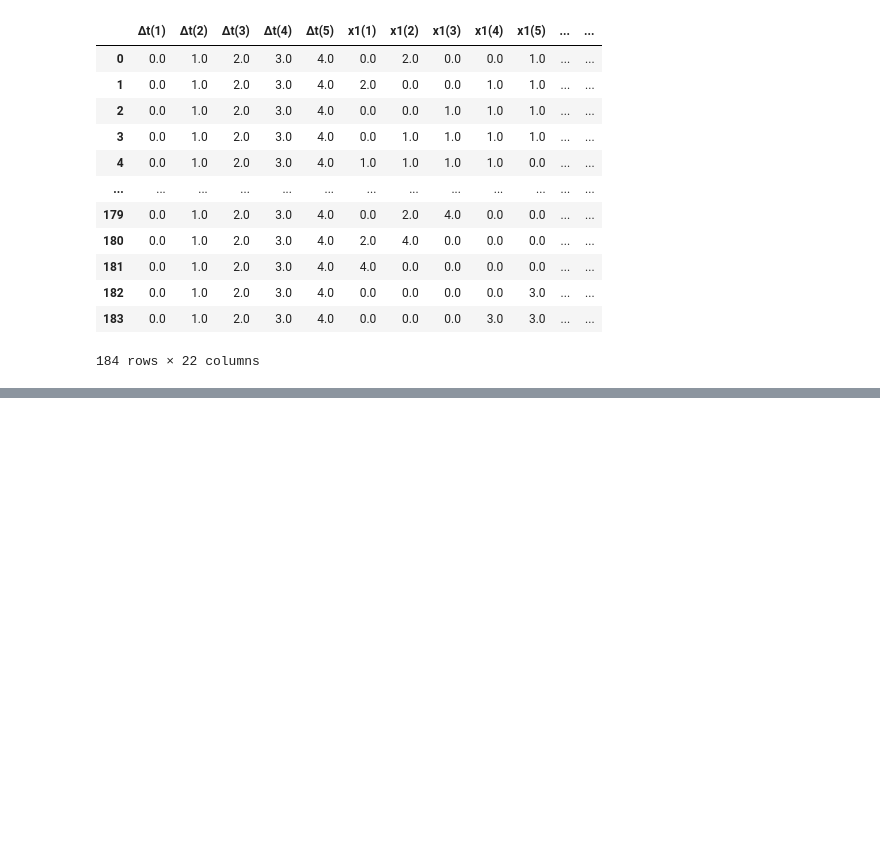
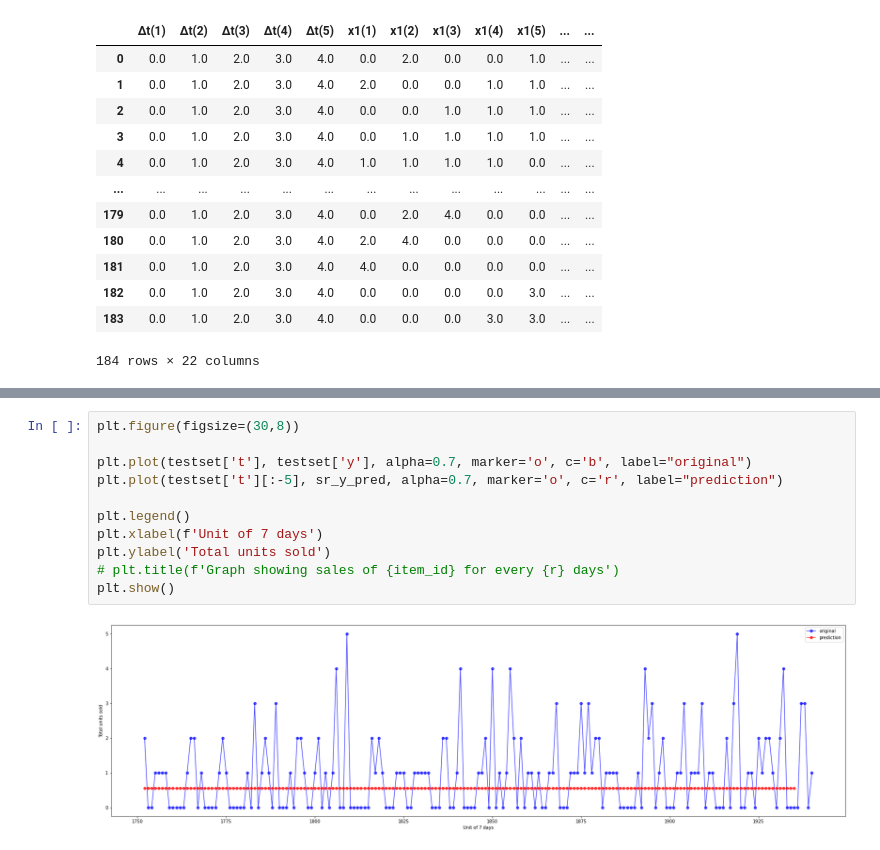
Before and after one commit to Rohan-Agarwal-Developer/walmart-sales-predictions, a Jupyter notebook: standardmodel.ipynb, the cells around one changed output, grey strips where cells are left out. Drawn from its saved outputs; the diff is of its cells as text; blank space fills up the shorter version.

```diff
--- a/standardmodel.ipynb
+++ b/standardmodel.ipynb
@@ -362,0 +422,13 @@ test_windows
+# %%
+plt.figure(figsize=(30,8))
+
+plt.plot(testset['t'], testset['y'], alpha=0.7, marker='o', c='b', label="original")
+plt.plot(testset['t'][:-5], sr_y_pred, alpha=0.7, marker='o', c='r', label="prediction")
+
+plt.legend()
+plt.xlabel(f'Unit of 7 days')
+plt.ylabel('Total units sold')
+# plt.title(f'Graph showing sales of {item_id} for every {r} days')
+plt.show()
+# %% [output]
+[figure, added]
```
Also changed, not shown: parts of 2 cells of this notebook, 4 other files.
